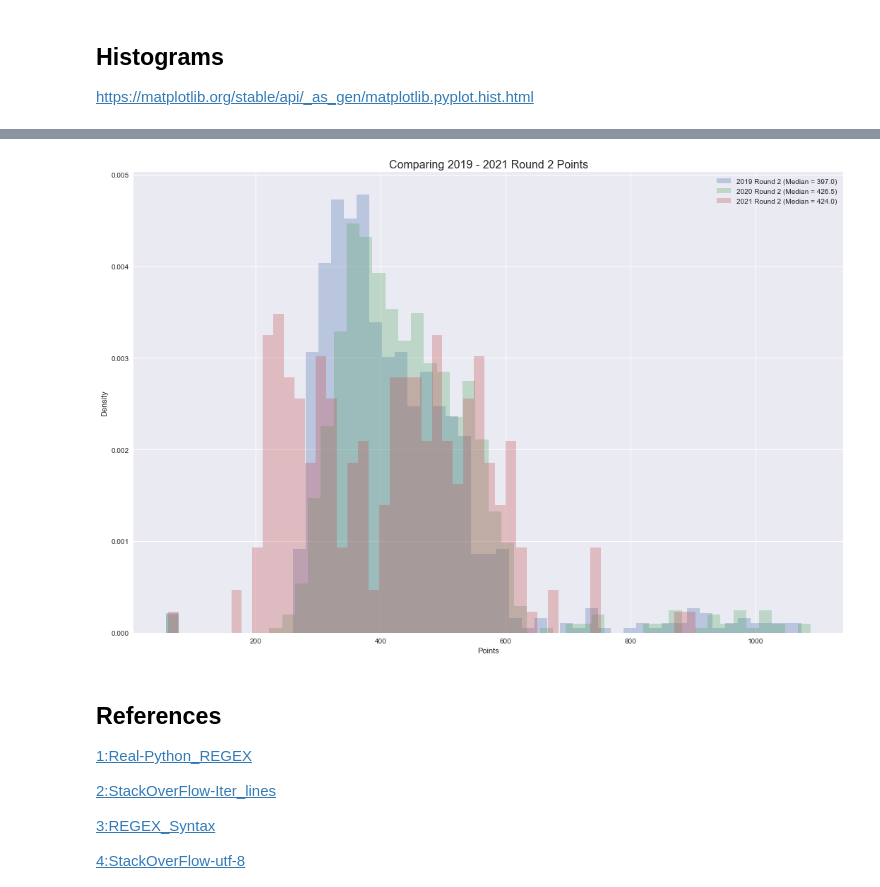
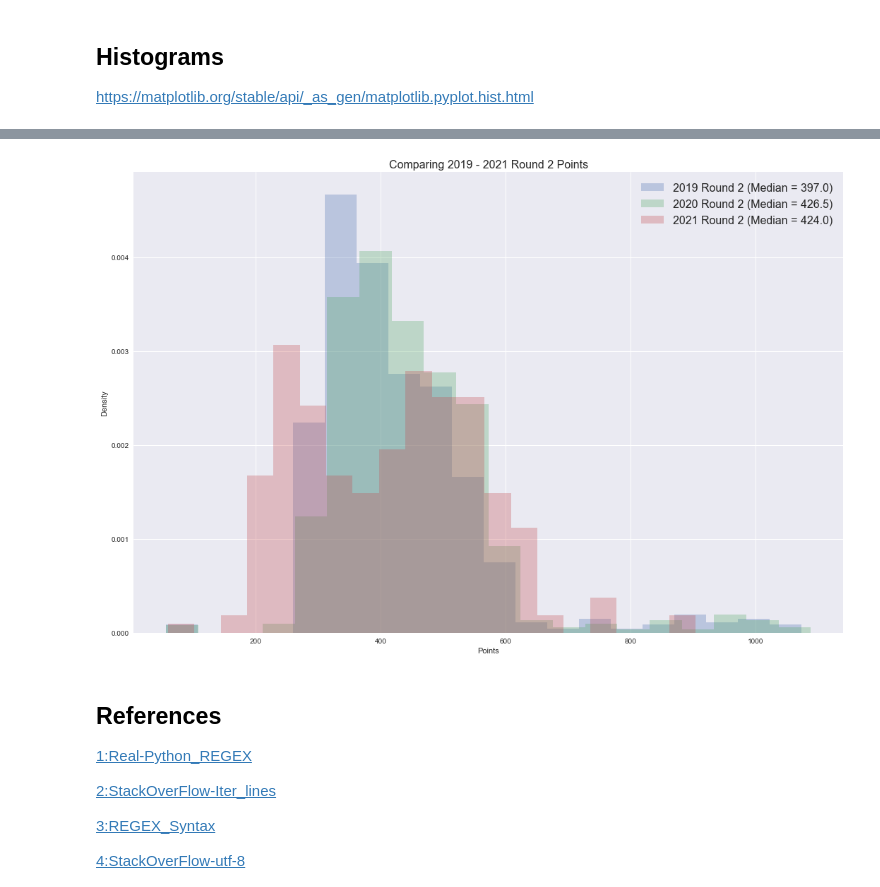
Before and after one commit to Sam-Tracey/Fundamentals-of-Data-Analysis, a Jupyter notebook: cao.ipynb, the cells around one changed output, grey strips where cells are left out. Cells and saved outputs as stored; diff of their text form; code cells hidden in the pictures.

```diff
--- a/cao.ipynb
+++ b/cao.ipynb
@@ -548,8 +548,9 @@ import matplotlib.pyplot as plt
 # Change default style of matplot lib pyplot charts.
 plt.style.use('seaborn')
 
-# Change default matplotlib pyplot figure size.
+# Change default matplotlib pyplot figure size and bins.
 plt.rcParams['figure.figsize'] = (18,12)
+plt.rcParams["hist.bins"] = 20
 # %% [markdown]
 
 
@@ -584,8 +595,8 @@ plt.show()
 # %%
-# Create a series for each year.
-r2_2019 = df_merge['Points2_2019']
-r2_2020 = df_merge['Points2_2020']
-r2_2021 = df_merge['Points2_2021']
+# Create an array for each year's round 2 points.
+r2_2019 = df_merge['Points2_2019'].to_numpy()
+r2_2020 = df_merge['Points2_2020'].to_numpy()
+r2_2021 = df_merge['Points2_2021'].to_numpy()
 
 # Calculate the median value for each year's round 2 points.
 med2_2019 = df_merge['Points2_2019'].median()
@@ -594,19 +615,19 @@ med2_2021 = df_merge['Points2_2021'].median()
 # %%
-# Create the plot using the data for each year setting bin size to 50.
-plt.hist(r2_2019, bins=50, label = f'2019 Round 2 (Median = {med2_2019})',
+# Create the over lapping hist plot using the data for each year's round 2 points.
+plt.hist(r2_2019, label = f'2019 Round 2 (Median = {med2_2019})',
          alpha = 0.3, density=True)
-plt.hist(r2_2020, bins=50, label = f'2020 Round 2 (Median = {med2_2020})',
+plt.hist(r2_2020, label = f'2020 Round 2 (Median = {med2_2020})',
          alpha = 0.3, density=True)
-plt.hist(r2_2021, bins=50, label = f'2021 Round 2 (Median = {med2_2021})',
+plt.hist(r2_2021, label = f'2021 Round 2 (Median = {med2_2021})',
          alpha = 0.3, density=True)
 # Add plot labels and legend.
 plt.title('Comparing 2019 - 2021 Round 2 Points', fontsize=16)
 plt.xlabel('Points')
 plt.ylabel('Density')
-plt.legend(loc='upper right')
+plt.legend(loc='upper right', fontsize=16)
 plt.show()
 # %% [output]
-[figure, old version]
+[figure, new version]
 # %% [markdown]
 ## References
 
```
Also changed, not shown: parts of 7 cells of this notebook, 7 other files.
